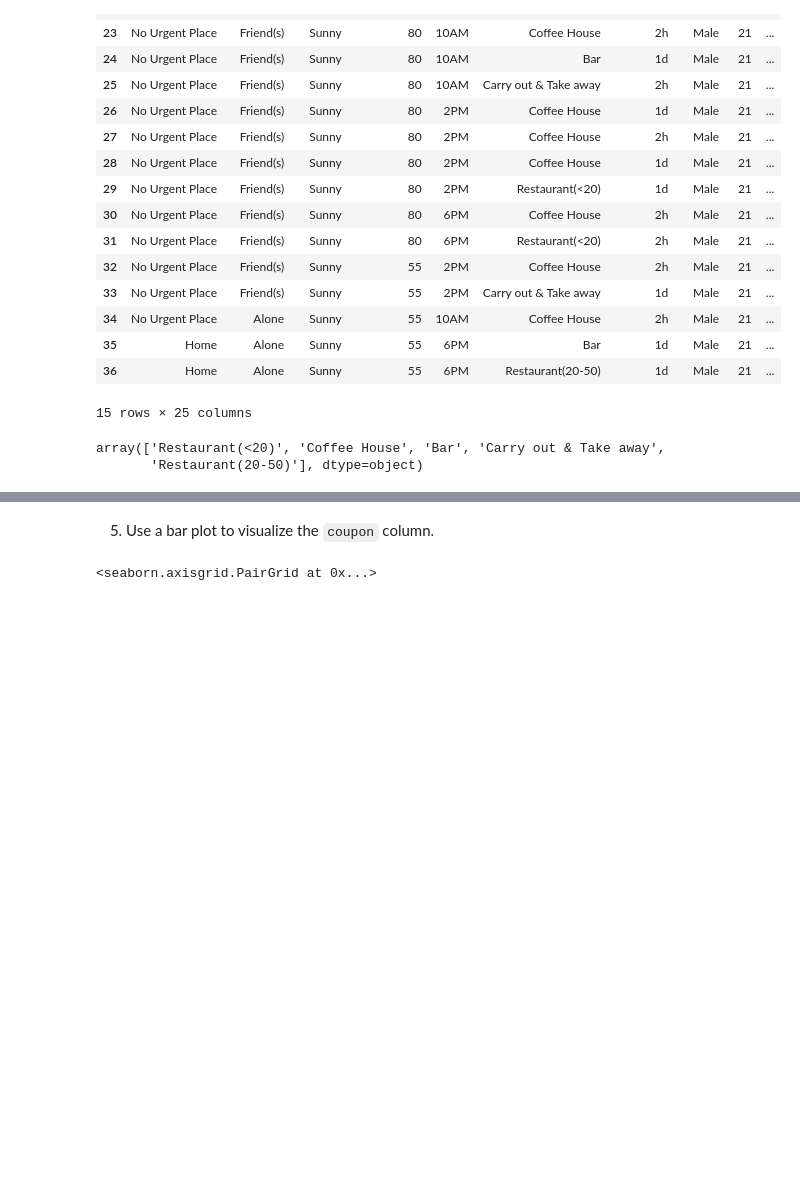
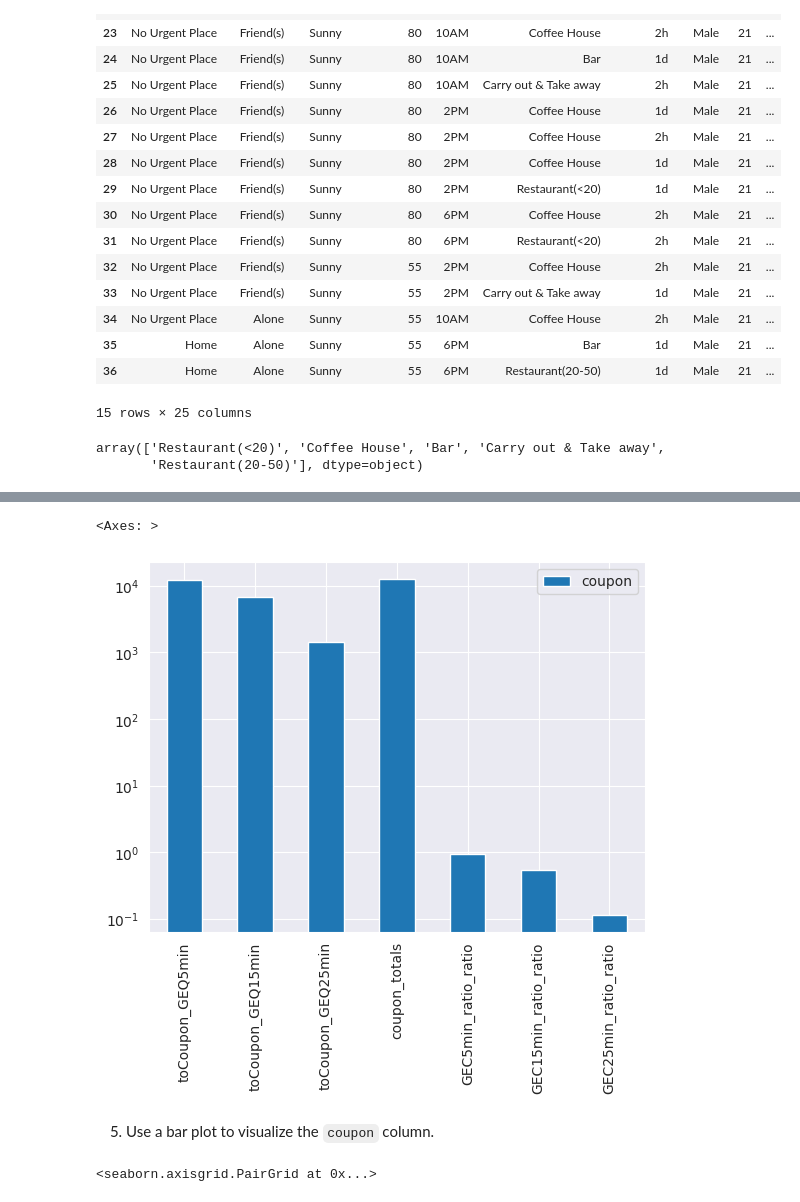
Before and after one commit to PlamenStilyianov/Professional_Certificate_in_ML_and_AI, a Jupyter notebook: Module5/prompt.ipynb, the cells around one changed output, grey strips where cells are left out. Cells and saved outputs as stored; diff of their text form; code cells hidden in the pictures; blank space fills up the shorter version.

```diff
--- a/Module5/prompt.ipynb
+++ b/Module5/prompt.ipynb
@@ -213,0 +243,12 @@ array(['Restaurant(<20)', 'Coffee House', 'Bar', 'Carry out & Take away',
+# %%
+coupon_totals = df['coupon'].dropna().count()
+coupon_portion_totals=df_new.groupby(['coupon'], group_keys=True).apply(lambda x: x)[['toCoupon_GEQ5min','toCoupon_GEQ15min','toCoupon_GEQ25min']].sum()
+df_cp =pd.DataFrame()
+df_cp['coupon']=coupon_portion_totals
+#df_cp = df_cp.insert('total_coupons','coupon',coupon_totals)
+df_cp.loc['coupon_totals'] = coupon_totals
+df_cp = df_cp.transpose()
+df_cp['GEC5min_ratio_ratio'] = df_cp['toCoupon_GEQ5min']/df_cp['coupon_totals']
+df_cp['GEC15min_ratio_ratio'] = df_cp['toCoupon_GEQ15min']/df_cp['coupon_totals']
+df_cp['GEC25min_ratio_ratio'] = df_cp['toCoupon_GEQ25min']/df_cp['coupon_totals']
+create_table(df_cp, index=True)
@@ -214,3 +257,8 @@ array(['Restaurant(<20)', 'Coffee House', 'Bar', 'Carry out & Take away',
+# %%
+df_cp.transpose().plot(kind='bar', stacked=True, logy=True)
+# %% [output]
+<Axes: >
+[figure, added]
 # %% [markdown]
 5. Use a bar plot to visualize the `coupon` column.
 # %%
```
Also changed, not shown: parts of 6 cells of this notebook, 1 other file.
